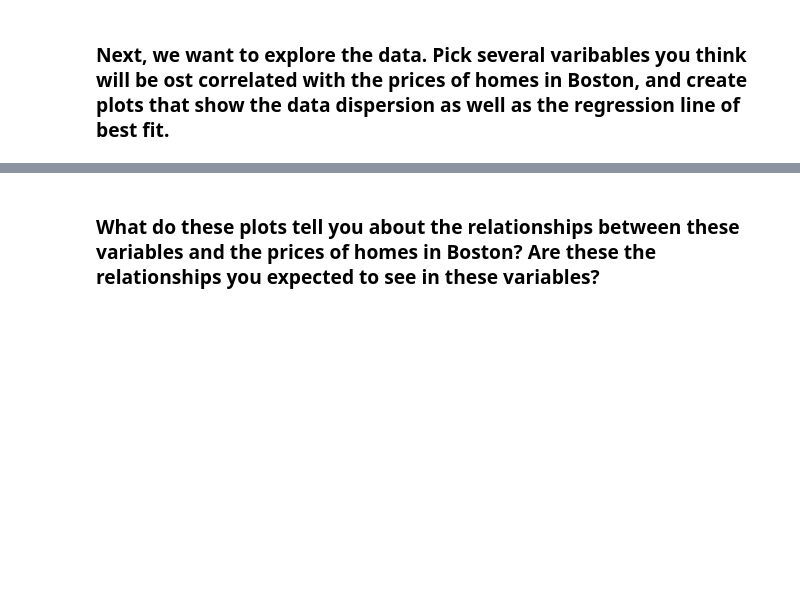
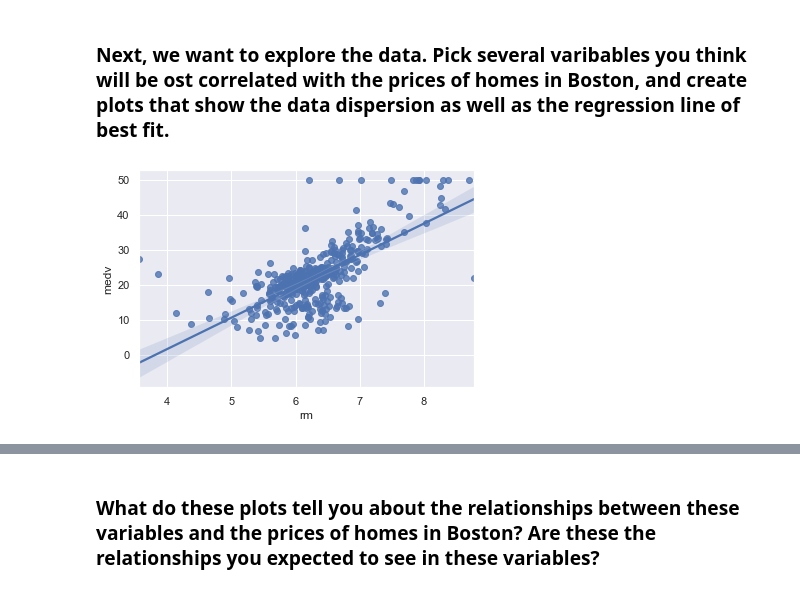
Before and after one commit to ironhack-datalabs/dataV2-labs, a Jupyter notebook: module-3/Problems-in-ML/your-code/lab_boston_housing.ipynb, the cells around one changed output, grey strips where cells are left out. Cells and saved outputs as stored; diff of their text form; code cells hidden in the pictures; blank space fills up the shorter version.

```diff
--- a/module-3/Problems-in-ML/your-code/lab_boston_housing.ipynb
+++ b/module-3/Problems-in-ML/your-code/lab_boston_housing.ipynb
@@ -15,0 +20,3 @@ Since we want to predict the value of houses, the **target variable**, `'MEDV'`,
+# %%
+boston = pd.read_csv('../data/boston_data.csv')
+boston.head()
@@ -19,0 +77,5 @@ Since we want to predict the value of houses, the **target variable**, `'MEDV'`,
+# %%
+sns.regplot(x='rm', y='medv', data=boston)
+plt.show()
+# %% [output]
+[figure, added]
```
Also changed, not shown: parts of 27 cells of this notebook, 1 other file.
